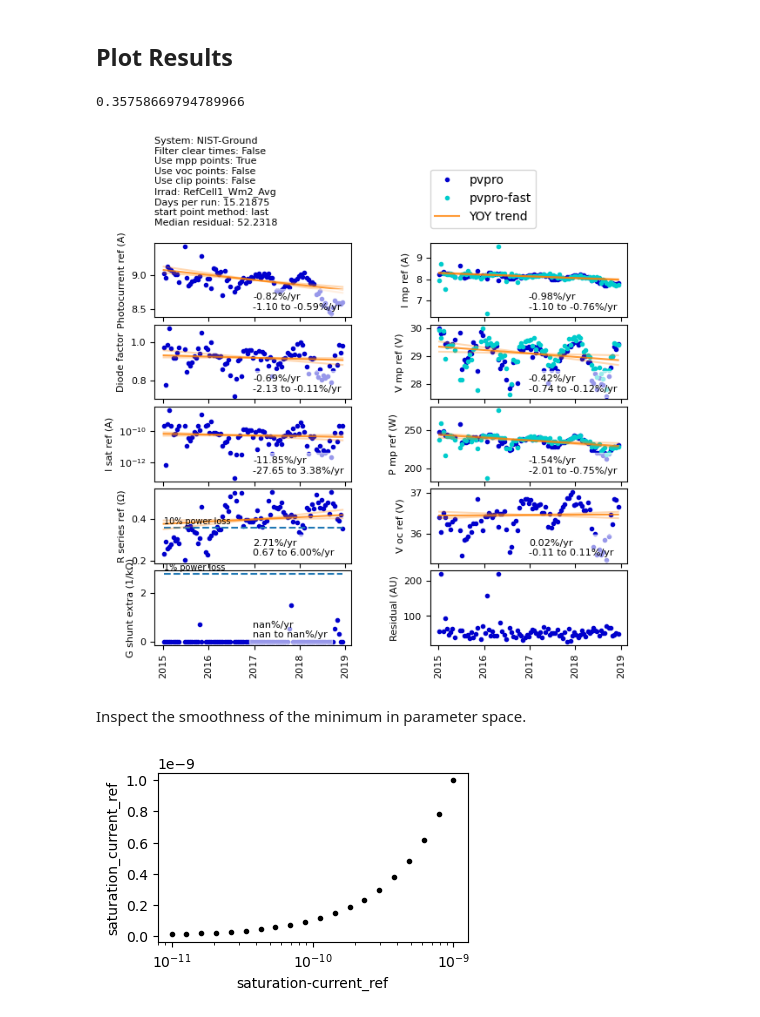
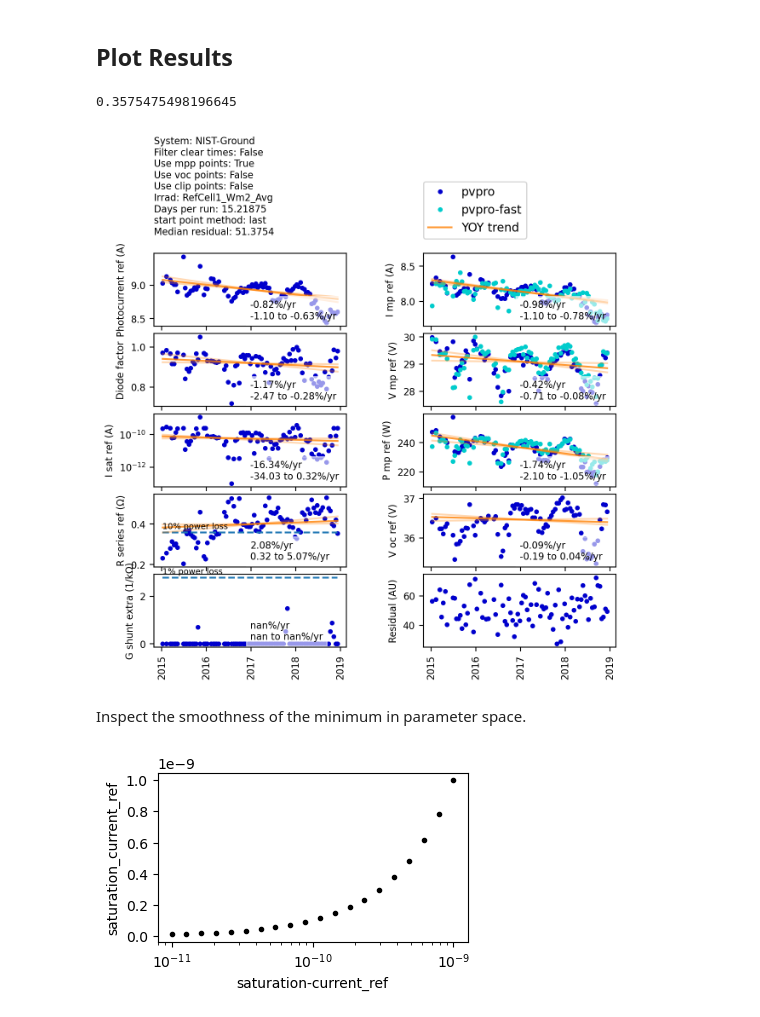
Before and after one commit to DuraMAT/pvpro, a Jupyter notebook: examples/NIST16_analyze.ipynb, the cells around one changed output. Drawn from its saved outputs; the diff is of its cells as text; code cells hidden in the pictures.

Commit message:
Update residual cut.

```diff
--- a/examples/NIST16_analyze.ipynb
+++ b/examples/NIST16_analyze.ipynb
@@ -452,7 +452,9 @@ date_saved = datetime.now().strftime("%Y_%m_%d_%H_%M_%S")
 pfit = pvp.result['p']
 pfit.index = pd.to_datetime(pfit['t_start'])
 pfit['t_start'] = pd.to_datetime(pfit['t_start'])
+
 pfit.dropna(inplace=True)
+pfit = pfit[pfit['residual'] < np.percentile(pfit['residual'],95)]
 pfit.to_csv('results_NIST/{}_{}_results.csv'.format(pvp.system_name, date_saved),
            index=False)
 
@@ -464,23 +466,23 @@ yoy_result = analyze_yoy(pfit)
 # %%
 
 
 extra_text = 'System: {}\n'.format(pvp.system_name) + \
                  'Filter clear times: {}\n'.format(filter_clear_time) + \
                  'Use mpp points: {}\n'.format(hyperparams['use_mpp_points']) + \
                  'Use voc points: {}\n'.format(hyperparams['use_voc_points']) + \
                  'Use clip points: {}\n'.format(hyperparams['use_clip_points']) + \
                  'Irrad: {}\n'.format(pvp.irradiance_poa_key) + \
                  'Days per run: {}\n'.format(hyperparams['days_per_run']) + \
                  'start point method: {}\n'.format(hyperparams['start_point_method']) + \
                   'Median residual: {:.4f}\n'.format(1000*np.median(pfit['residual']))
 
 plot_results_timeseries(pfit,yoy_result,extra_text=extra_text)
-# plt.gcf().set_dpi(200)
+plt.gcf().set_dpi(200)
 # %% [output]
-0.35758669794789966
+0.3575475498196645
-[figure, old version]
+[figure, new version]
-# %% [markdown]
-Inspect the smoothness of the minimum in parameter space.
+# %% [markdown]
+Inspect the smoothness of the minimum in parameter space.
 # %%
 from tqdm import tqdm
 from pvpro.fit import production_data_curve_fit
```
Also changed, not shown: parts of 2 cells of this notebook.
